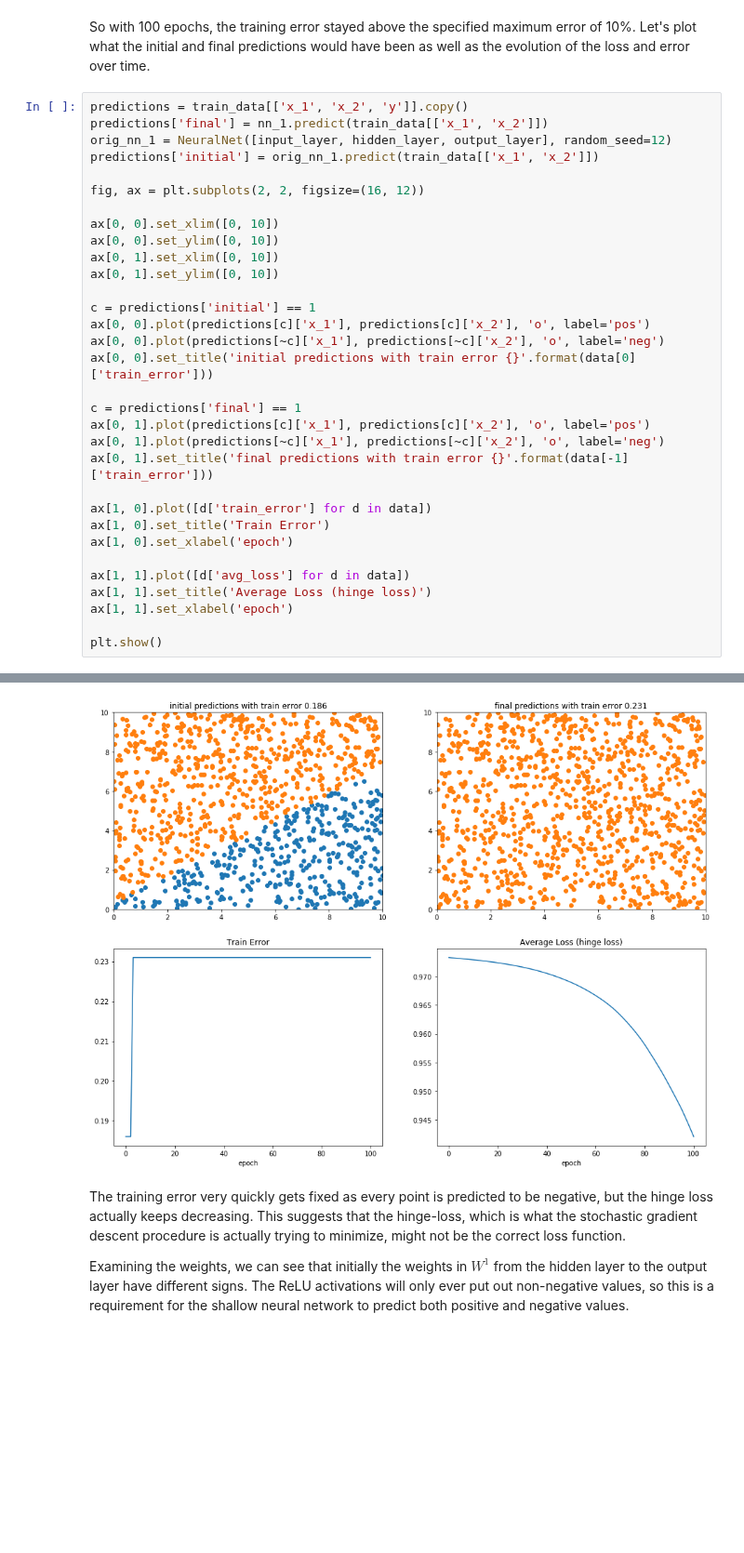
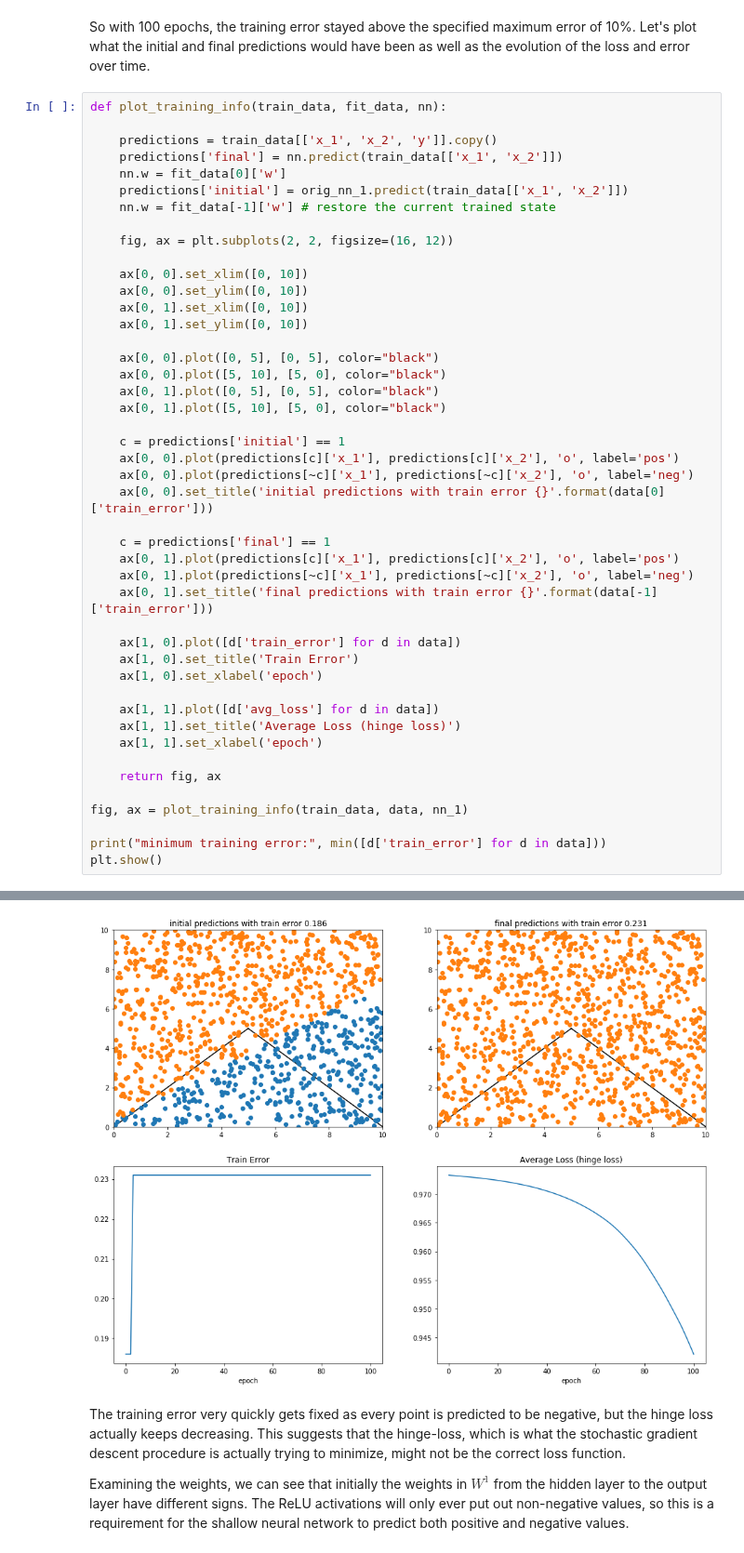
Before and after one commit to kevinnowland/kevinnowland.github.io, a Jupyter notebook: code/_notebooks/Backpropogation.ipynb, the cells around one changed output, grey strips where cells are left out. Shown at 93% size. Cells and saved outputs as stored; diff of their text form; blank space fills up the shorter version.

```diff
--- a/code/_notebooks/Backpropogation.ipynb
+++ b/code/_notebooks/Backpropogation.ipynb
@@ -672,35 +672,48 @@ So with 100 epochs, the training error stayed above the specified maximum error
 Let's plot what the initial and final predictions would have been as well as the
 evolution of the loss and error over time.
 # %%
-predictions = train_data[['x_1', 'x_2', 'y']].copy()
-predictions['final'] = nn_1.predict(train_data[['x_1', 'x_2']])
-orig_nn_1 = NeuralNet([input_layer, hidden_layer, output_layer], random_seed=12)
-predictions['initial'] = orig_nn_1.predict(train_data[['x_1', 'x_2']])
+def plot_training_info(train_data, fit_data, nn):
 
-fig, ax = plt.subplots(2, 2, figsize=(16, 12))
+    predictions = train_data[['x_1', 'x_2', 'y']].copy()
+    predictions['final'] = nn.predict(train_data[['x_1', 'x_2']])
+    nn.w = fit_data[0]['w']
+    predictions['initial'] = orig_nn_1.predict(train_data[['x_1', 'x_2']])
+    nn.w = fit_data[-1]['w'] # restore the current trained state
 
-ax[0, 0].set_xlim([0, 10])
-ax[0, 0].set_ylim([0, 10])
-ax[0, 1].set_xlim([0, 10])
-ax[0, 1].set_ylim([0, 10])
+    fig, ax = plt.subplots(2, 2, figsize=(16, 12))
 
-c = predictions['initial'] == 1
-ax[0, 0].plot(predictions[c]['x_1'], predictions[c]['x_2'], 'o', label='pos')
-ax[0, 0].plot(predictions[~c]['x_1'], predictions[~c]['x_2'], 'o', label='neg')
-ax[0, 0].set_title('initial predictions with train error {}'.format(data[0]['train_error']))
+    ax[0, 0].set_xlim([0, 10])
+    ax[0, 0].set_ylim([0, 10])
+    ax[0, 1].set_xlim([0, 10])
+    ax[0, 1].set_ylim([0, 10])
 
-c = predictions['final'] == 1
-ax[0, 1].plot(predictions[c]['x_1'], predictions[c]['x_2'], 'o', label='pos')
-ax[0, 1].plot(predictions[~c]['x_1'], predictions[~c]['x_2'], 'o', label='neg')
-ax[0, 1].set_title('final predictions with train error {}'.format(data[-1]['train_error']))
+    ax[0, 0].plot([0, 5], [0, 5], color="black")
+    ax[0, 0].plot([5, 10], [5, 0], color="black")
+    ax[0, 1].plot([0, 5], [0, 5], color="black")
+    ax[0, 1].plot([5, 10], [5, 0], color="black")
 
-ax[1, 0].plot([d['train_error'] for d in data])
-ax[1, 0].set_title('Train Error')
-ax[1, 0].set_xlabel('epoch')
+    c = predictions['initial'] == 1
+    ax[0, 0].plot(predictions[c]['x_1'], predictions[c]['x_2'], 'o', label='pos')
+    ax[0, 0].plot(predictions[~c]['x_1'], predictions[~c]['x_2'], 'o', label='neg')
+    ax[0, 0].set_title('initial predictions with train error {}'.format(data[0]['train_error']))
 
-ax[1, 1].plot([d['avg_loss'] for d in data])
-ax[1, 1].set_title('Average Loss (hinge loss)')
-ax[1, 1].set_xlabel('epoch')
+    c = predictions['final'] == 1
+    ax[0, 1].plot(predictions[c]['x_1'], predictions[c]['x_2'], 'o', label='pos')
+    ax[0, 1].plot(predictions[~c]['x_1'], predictions[~c]['x_2'], 'o', label='neg')
+    ax[0, 1].set_title('final predictions with train error {}'.format(data[-1]['train_error']))
 
+    ax[1, 0].plot([d['train_error'] for d in data])
+    ax[1, 0].set_title('Train Error')
+    ax[1, 0].set_xlabel('epoch')
+
+    ax[1, 1].plot([d['avg_loss'] for d in data])
+    ax[1, 1].set_title('Average Loss (hinge loss)')
+    ax[1, 1].set_xlabel('epoch')
+
+    return fig, ax
+
+fig, ax = plot_training_info(train_data, data, nn_1)
+
+print("minimum training error:", min([d['train_error'] for d in data]))
 plt.show()
 # %% [output]
@@ -707,4 +721,4 @@ plt.show()
-[figure, old version]
+[figure, new version]
 # %% [markdown]
 The training error very quickly gets fixed as every point is predicted to be
 negative, but the hinge loss actually keeps decreasing. This suggests
```
Also changed, not shown: parts of 14 cells of this notebook.
